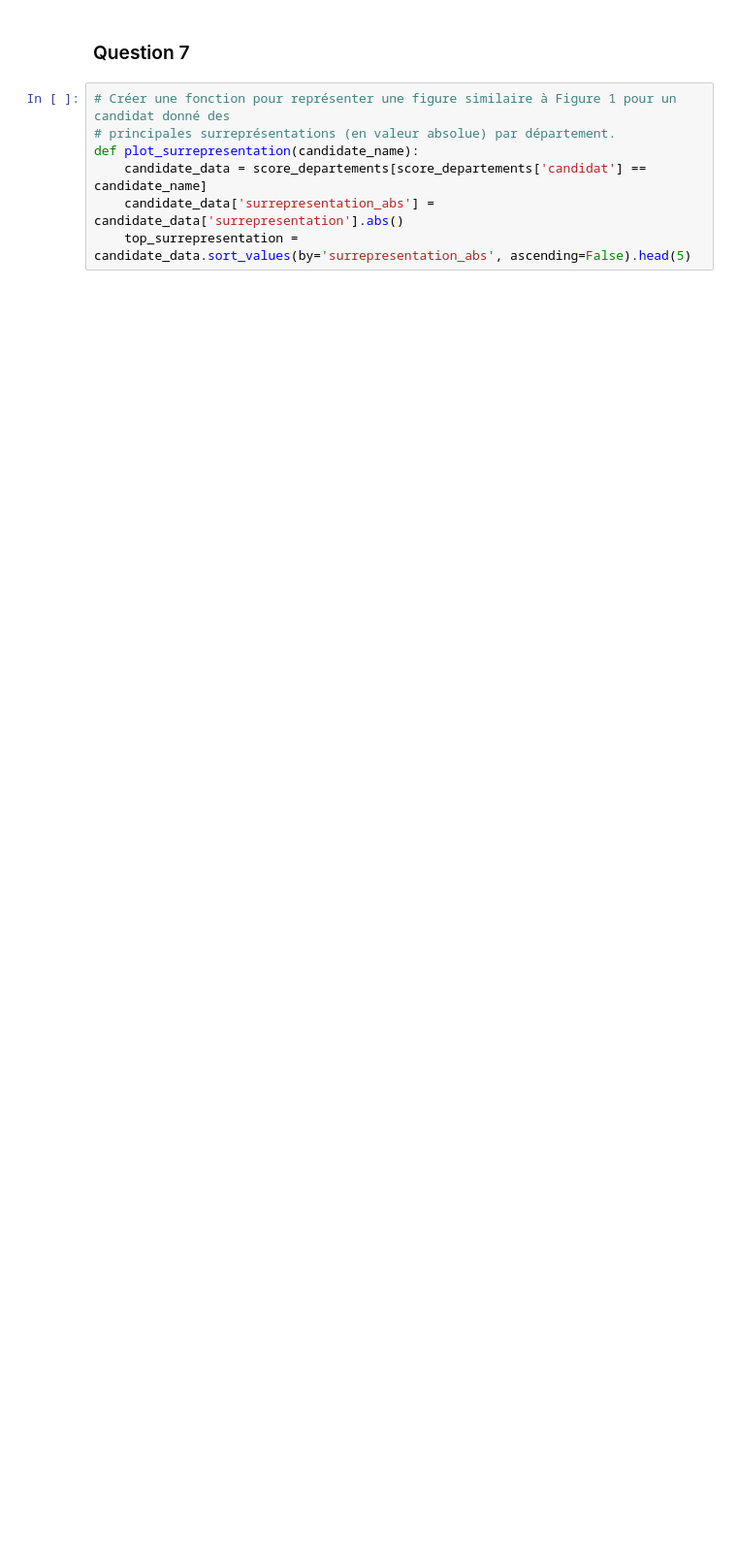
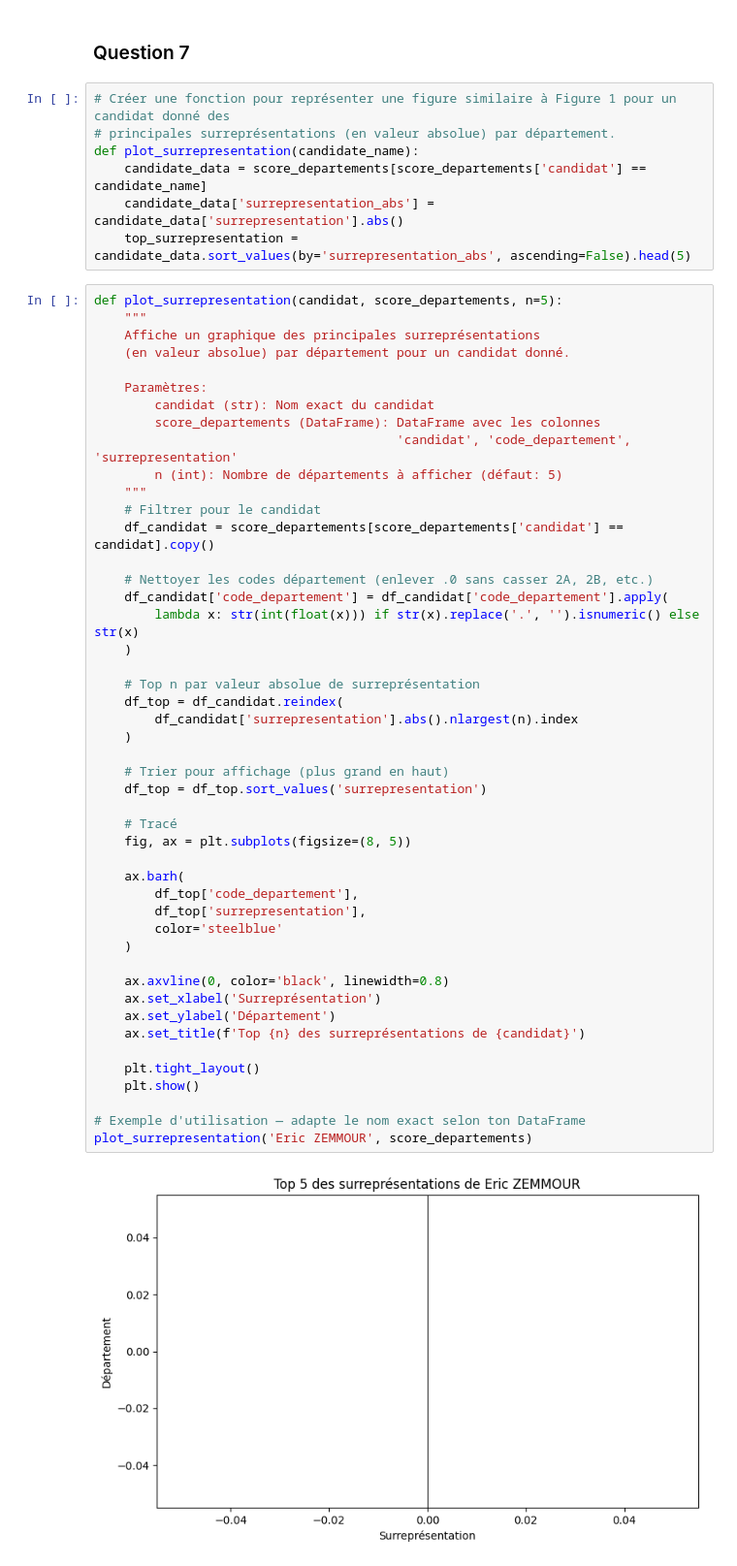
Before and after one commit to Ameane/DM_Python_pour_la_datascience_GROUPE_1B, a Jupyter notebook: main.ipynb, the cells around one changed output. Shown at 97% size. Saved outputs shown, nothing was run; the diff lists cells and outputs as text; blank space fills up the shorter version.

```diff
--- a/main.ipynb
+++ b/main.ipynb
@@ -190,3 +182,52 @@ def plot_surrepresentation(candidate_name):
     candidate_data = score_departements[score_departements['candidat'] == candidate_name]
     candidate_data['surrepresentation_abs'] = candidate_data['surrepresentation'].abs()
     top_surrepresentation = candidate_data.sort_values(by='surrepresentation_abs', ascending=False).head(5)
+# %%
+def plot_surrepresentation(candidat, score_departements, n=5):
+    """
+    Affiche un graphique des principales surreprésentations
+    (en valeur absolue) par département pour un candidat donné.
+
+    Paramètres:
+        candidat (str): Nom exact du candidat
+        score_departements (DataFrame): DataFrame avec les colonnes
+                                        'candidat', 'code_departement', 'surrepresentation'
+        n (int): Nombre de départements à afficher (défaut: 5)
+    """
+    # Filtrer pour le candidat
+    df_candidat = score_departements[score_departements['candidat'] == candidat].copy()
+
+    # Nettoyer les codes département (enlever .0 sans casser 2A, 2B, etc.)
+    df_candidat['code_departement'] = df_candidat['code_departement'].apply(
+        lambda x: str(int(float(x))) if str(x).replace('.', '').isnumeric() else str(x)
+    )
+
+    # Top n par valeur absolue de surreprésentation
+    df_top = df_candidat.reindex(
+        df_candidat['surrepresentation'].abs().nlargest(n).index
+    )
+
+    # Trier pour affichage (plus grand en haut)
+    df_top = df_top.sort_values('surrepresentation')
+
+    # Tracé
+    fig, ax = plt.subplots(figsize=(8, 5))
+
+    ax.barh(
+        df_top['code_departement'],
+        df_top['surrepresentation'],
+        color='steelblue'
+    )
+
+    ax.axvline(0, color='black', linewidth=0.8)
+    ax.set_xlabel('Surreprésentation')
+    ax.set_ylabel('Département')
+    ax.set_title(f'Top {n} des surreprésentations de {candidat}')
+
+    plt.tight_layout()
+    plt.show()
+
+# Exemple d'utilisation — adapte le nom exact selon ton DataFrame
+plot_surrepresentation('Eric ZEMMOUR', score_departements)
+# %% [output]
+[figure, added]
```
Also changed, not shown: parts of 2 cells of this notebook.
